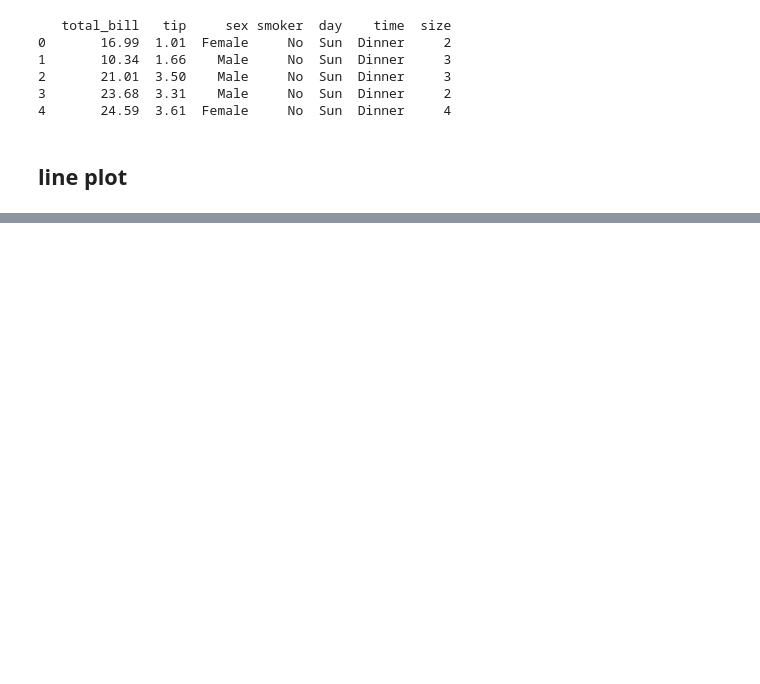
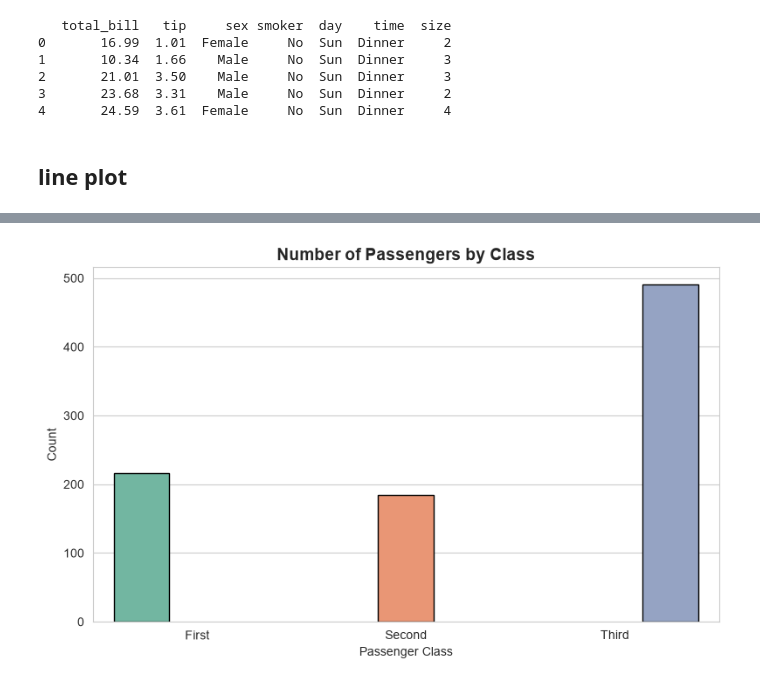
Before and after one commit to nayab-gull-it/ai_practice, a Jupyter notebook: notebook_notes/Week5_Lect2.ipynb, the cells around one changed output, grey strips where cells are left out. Saved outputs shown, nothing was run; the diff lists cells and outputs as text; code cells hidden in the pictures; blank space fills up the shorter version.

```diff
--- a/notebook_notes/Week5_Lect2.ipynb
+++ b/notebook_notes/Week5_Lect2.ipynb
@@ -380,0 +407,14 @@ plt.show()
+# %%
+import seaborn as sns
+import matplotlib.pyplot as plt
+import os
+
+os.makedirs("plots", exist_ok=True)
+sns.set_style("whitegrid")
+
+# ============================================================
+# Load Titanic Dataset
+# ============================================================
+df = sns.load_dataset('titanic')
+print(df.head())
+print(df.info())
@@ -380,0 +439,16 @@ plt.show()
+# %%
+# ============================================================
+# 1. Count Plot - Passengers by Class
+# ============================================================
+plt.figure(figsize=(8, 5))
+
+sns.countplot(x='class', data=df, hue='class', palette="Set2", legend=False, edgecolor="black")
+
+plt.title('Number of Passengers by Class', fontsize=14, fontweight='bold')
+plt.xlabel('Passenger Class')
+plt.ylabel('Count')
+plt.tight_layout()
+plt.savefig('plots/countplot_passenger_class.png', dpi=300, bbox_inches='tight')
+plt.show()
+# %% [output]
+[figure, added]
```
Also changed, not shown: parts of 13 cells of this notebook, 14 other files.
